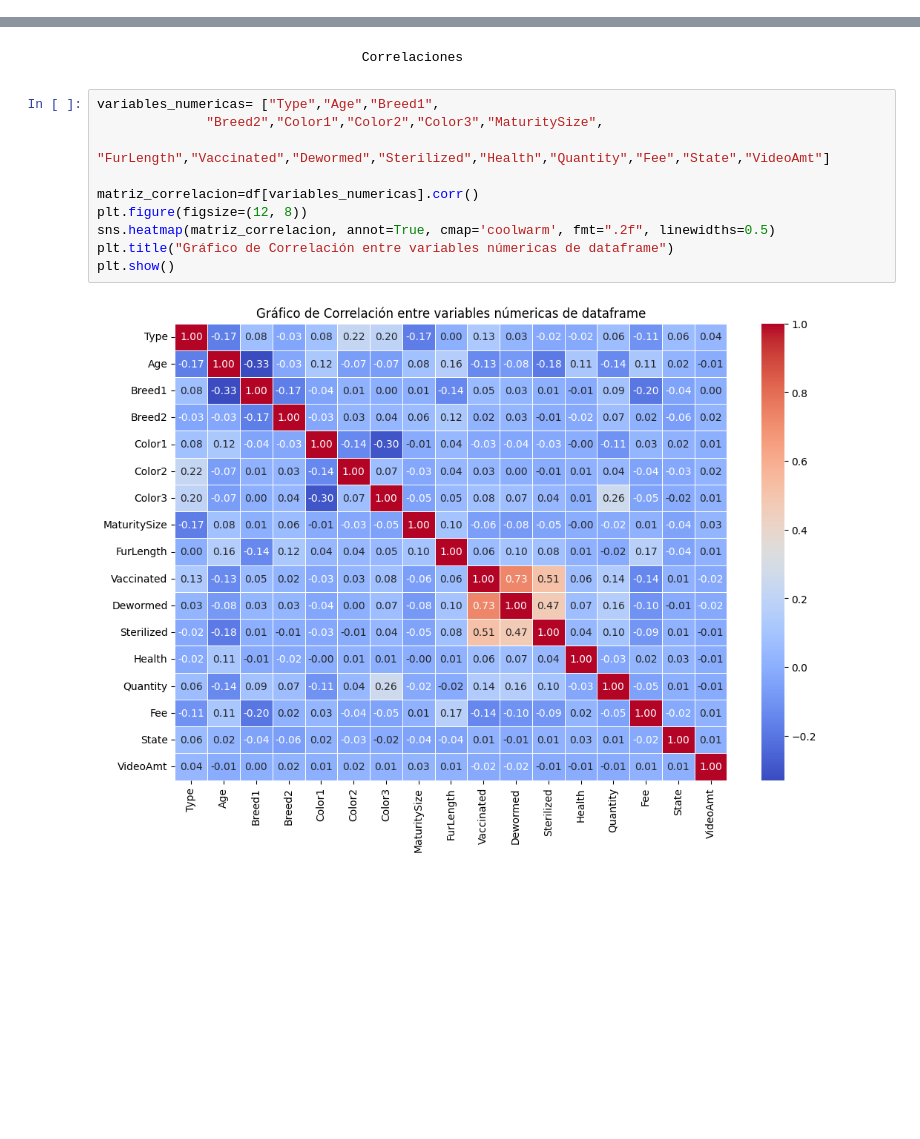
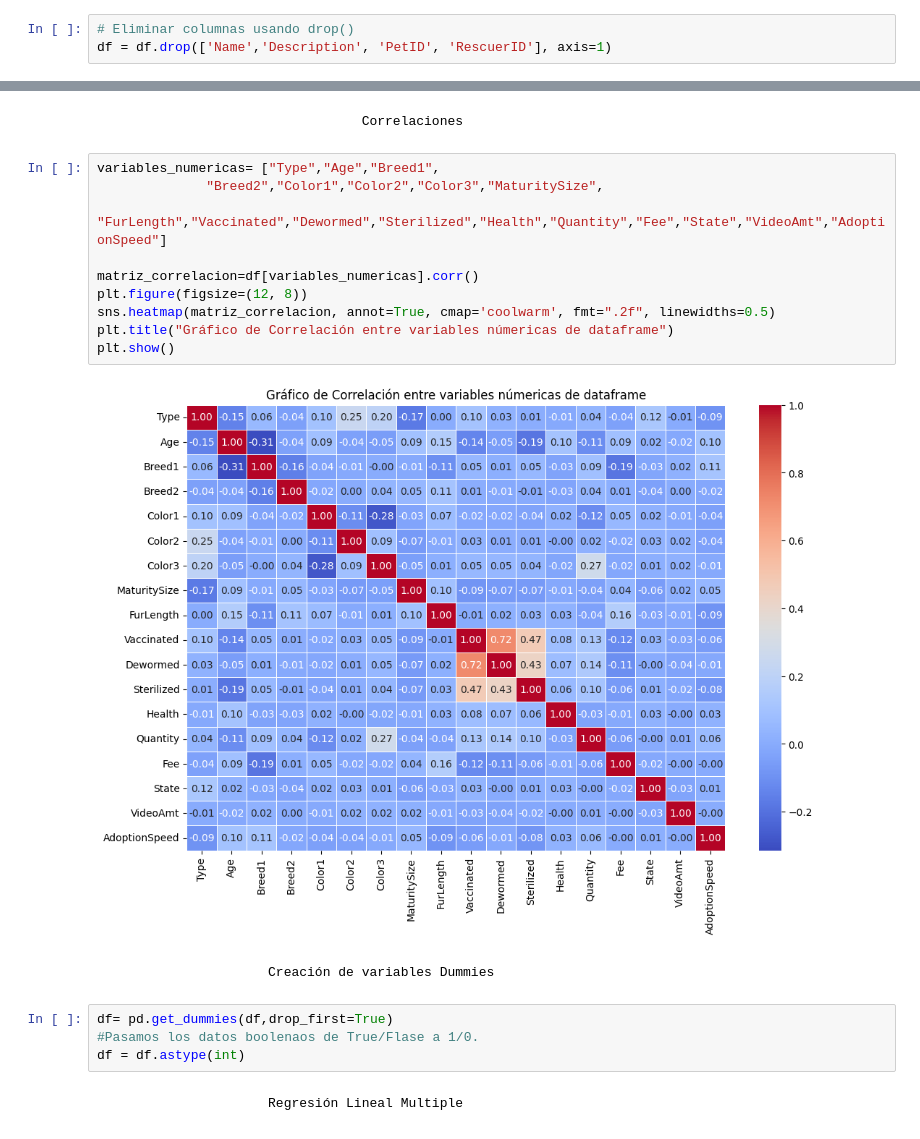
Before and after one commit to AndresFelipeBautista/negocio, a Jupyter notebook: pets.ipynb, the cells around one changed output, grey strips where cells are left out. Cells and saved outputs as stored; diff of their text form; blank space fills up the shorter version.

Commit message:
regresión lineal multiple

```diff
--- a/pets.ipynb
+++ b/pets.ipynb
@@ -69 +69,4 @@ PhotoAmt          29
 dtype: int64
+# %%
+# Eliminar columnas usando drop()
+df = df.drop(['Name','Description', 'PetID', 'RescuerID'], axis=1)
@@ -476,12 +502,20 @@ plt.show()
 # %%
 variables_numericas= ["Type","Age","Breed1",
               "Breed2","Color1","Color2","Color3","MaturitySize",
-              "FurLength","Vaccinated","Dewormed","Sterilized","Health","Quantity","Fee","State","VideoAmt"]
+              "FurLength","Vaccinated","Dewormed","Sterilized","Health","Quantity","Fee","State","VideoAmt","AdoptionSpeed"]
 
 matriz_correlacion=df[variables_numericas].corr()
 plt.figure(figsize=(12, 8))
 sns.heatmap(matriz_correlacion, annot=True, cmap='coolwarm', fmt=".2f", linewidths=0.5)
 plt.title("Gráfico de Correlación entre variables númericas de dataframe")
 plt.show()
 # %% [output]
-[figure, old version]
+[figure, new version]
+# %% [markdown]
+                        Creación de variables Dummies
+# %%
+df= pd.get_dummies(df,drop_first=True)
+#Pasamos los datos boolenaos de True/Flase a 1/0.
+df = df.astype(int)
+# %% [markdown]
+                        Regresión Lineal Multiple
```
Also changed, not shown: parts of 29 cells of this notebook, 1 other file.
